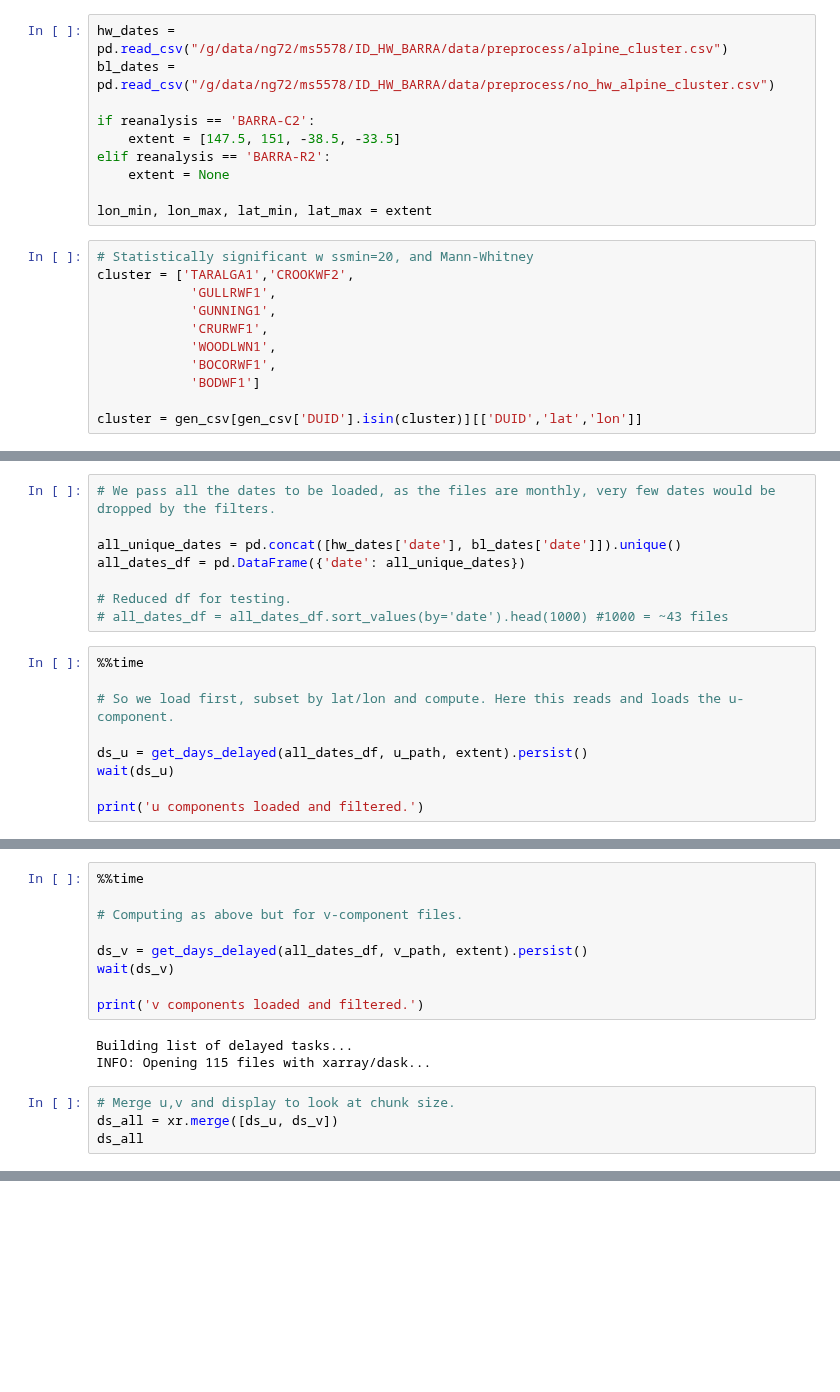
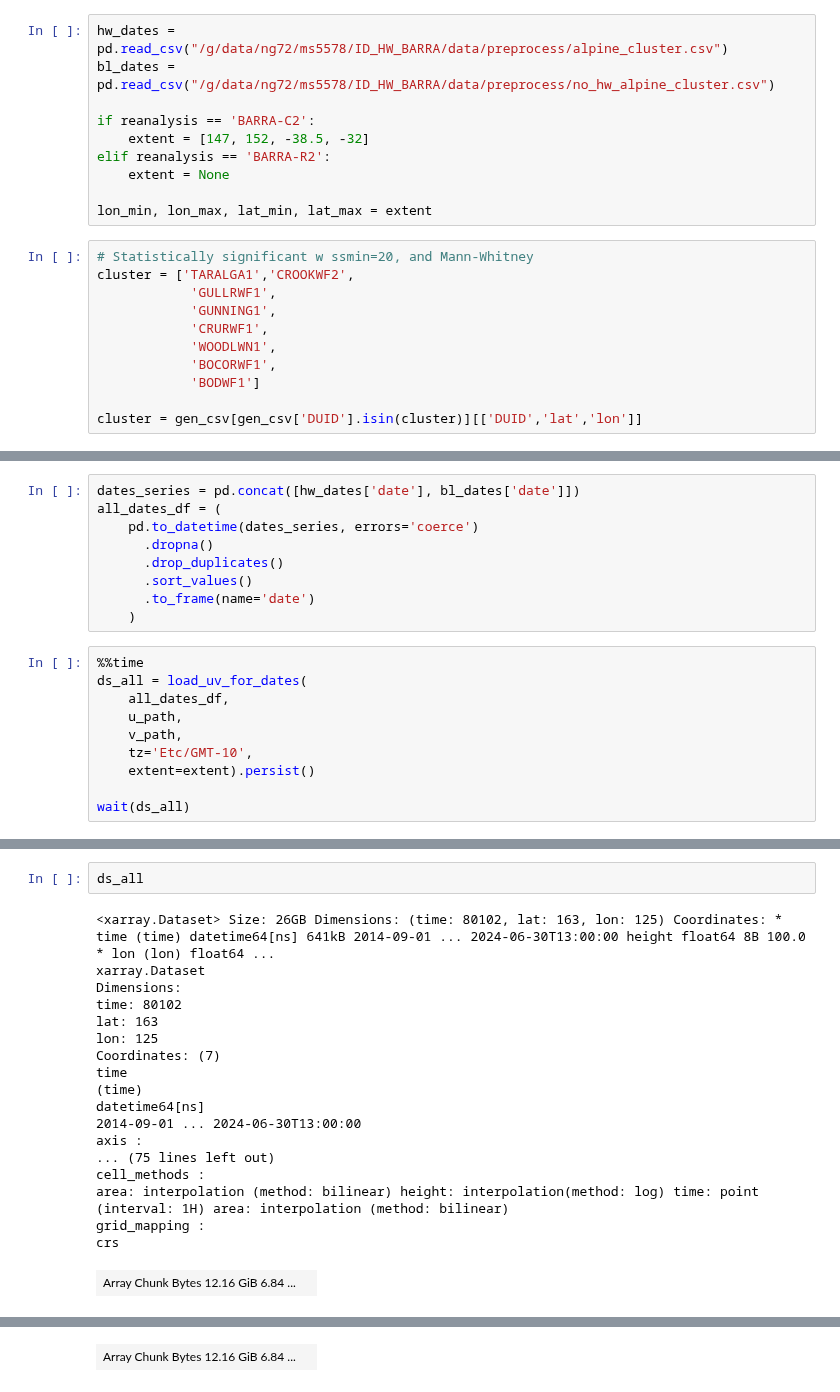
Before and after one commit to salpadorume/NEM_BARRA, a Jupyter notebook: case_studies/alpine_wind/bootstrap_composite.ipynb, the cells around one changed output, grey strips where cells are left out. Saved outputs shown, nothing was run; the diff lists cells and outputs as text; blank space fills up the shorter version.

```diff
--- a/case_studies/alpine_wind/bootstrap_composite.ipynb
+++ b/case_studies/alpine_wind/bootstrap_composite.ipynb
@@ -44,7 +44,7 @@ hw_dates = pd.read_csv("/g/data/ng72/ms5578/ID_HW_BARRA/data/preprocess/alpine_c
 bl_dates = pd.read_csv("/g/data/ng72/ms5578/ID_HW_BARRA/data/preprocess/no_hw_alpine_cluster.csv")
 
 if reanalysis == 'BARRA-C2':
-    extent = [147.5, 151, -38.5, -33.5]
+    extent = [147, 152, -38.5, -32]
 elif reanalysis == 'BARRA-R2':
     extent = None
 
@@ -148,18 +139,20 @@ def get_days_delayed(days_df, nc_dir, extent=None):
 # %%
-# We pass all the dates to be loaded, as the files are monthly, very few dates would be dropped by the filters.
-
-all_unique_dates = pd.concat([hw_dates['date'], bl_dates['date']]).unique()
-all_dates_df = pd.DataFrame({'date': all_unique_dates})
-
-# Reduced df for testing.
-# all_dates_df = all_dates_df.sort_values(by='date').head(1000) #1000 = ~43 files
+dates_series = pd.concat([hw_dates['date'], bl_dates['date']])
+all_dates_df = (
+    pd.to_datetime(dates_series, errors='coerce')
+      .dropna()
+      .drop_duplicates()
+      .sort_values()
+      .to_frame(name='date')
+    )
 # %%
 %%time
+ds_all = load_uv_for_dates(
+    all_dates_df,
+    u_path,
+    v_path,
+    tz='Etc/GMT-10',
+    extent=extent).persist()
 
-# So we load first, subset by lat/lon and compute. Here this reads and loads the u-component.
-
-ds_u = get_days_delayed(all_dates_df, u_path, extent).persist()
-wait(ds_u)
-
-print('u components loaded and filtered.')
+wait(ds_all)
 # %% [output]
@@ -171,16 +162,21 @@ Wall time: 7min 56s
-# %%
-%%time
-
-# Computing as above but for v-component files.
-
-ds_v = get_days_delayed(all_dates_df, v_path, extent).persist()
-wait(ds_v)
-
-print('v components loaded and filtered.')
-# %% [output]
-Building list of delayed tasks...
-INFO: Opening 115 files with xarray/dask...
 # %%
-# Merge u,v and display to look at chunk size.
-ds_all = xr.merge([ds_u, ds_v])
 ds_all
+# %% [output]
+<xarray.Dataset> Size: 26GB Dimensions: (time: 80102, lat: 163, lon: 125) Coordinates: * time (time) datetime64[ns] 641kB 2014-09-01 ... 2024-06-30T13:00:00 height float64 8B 100.0 * lon (lon) float64 ...
+xarray.Dataset
+Dimensions:
+time: 80102
+lat: 163
+lon: 125
+Coordinates: (7)
+time
+(time)
+datetime64[ns]
+2014-09-01 ... 2024-06-30T13:00:00
+axis :
+... (75 lines left out)
+cell_methods :
+area: interpolation (method: bilinear) height: interpolation(method: log) time: point (interval: 1H) area: interpolation (method: bilinear)
+grid_mapping :
+crs
+| Array Chunk Bytes 12.16 GiB 6.84 ... |  |
@@ -186,0 +197 @@ ds_all
+| Array Chunk Bytes 12.16 GiB 6.84 ... |  |
```
Also changed, not shown: parts of 28 cells of this notebook, 4 other files.
